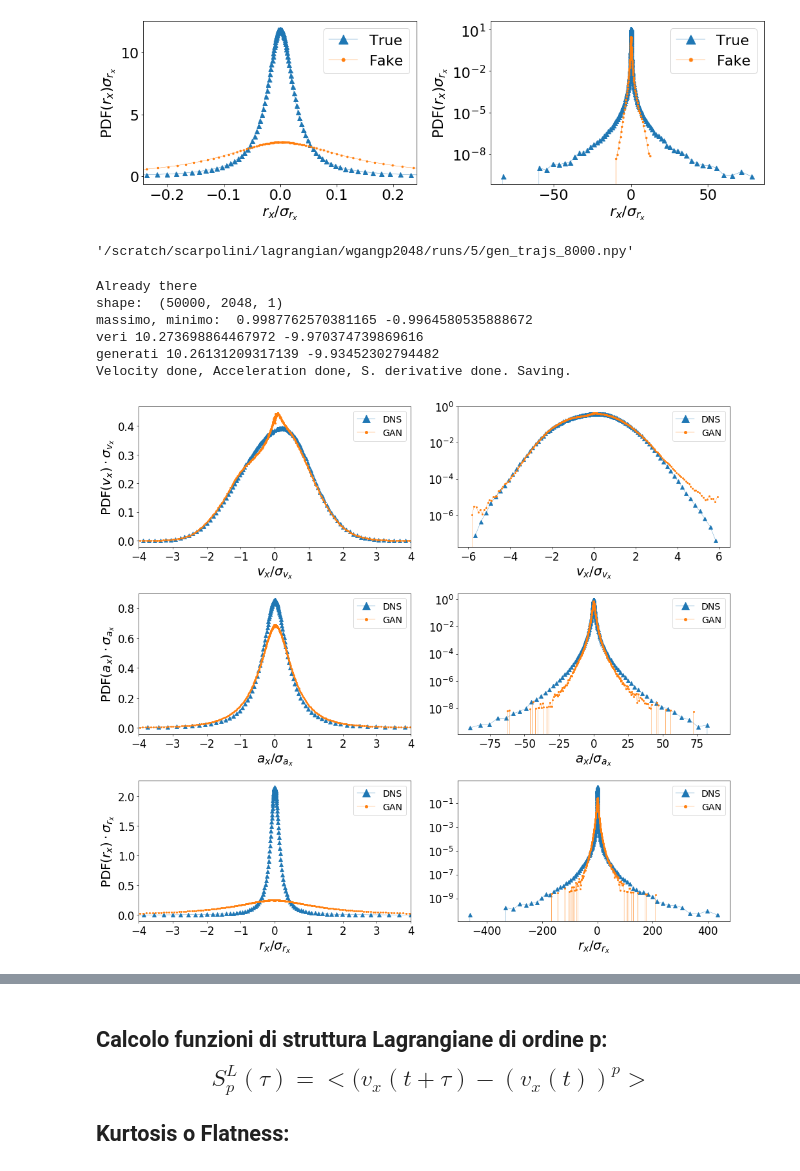
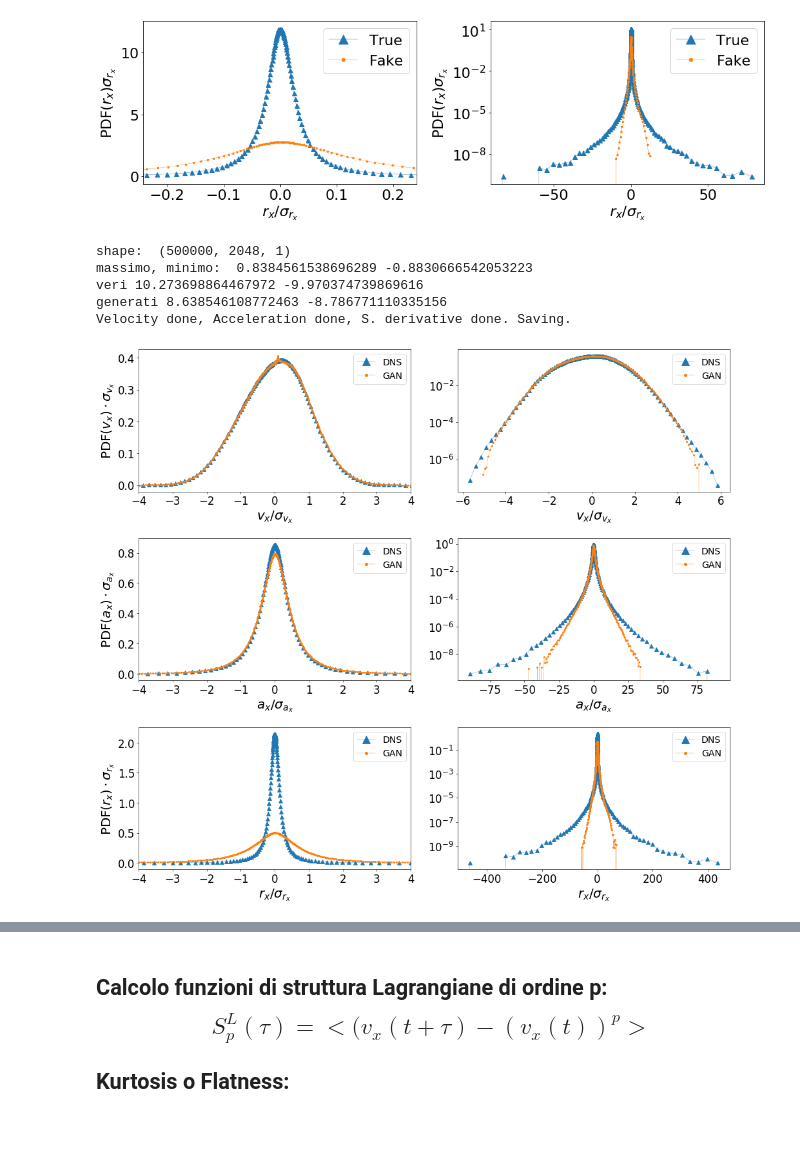
Before and after one commit to scarpma/lagrangian, a Jupyter notebook: gan_test_2048.ipynb, the cells around one changed output, grey strips where cells are left out. Saved outputs shown, nothing was run; the diff lists cells and outputs as text; code cells hidden in the pictures; blank space fills up the shorter version.

```diff
--- a/gan_test_2048.ipynb
+++ b/gan_test_2048.ipynb
@@ -21,8 +23,8 @@ os.mkdir(f'/storage/scarpolini/databases/'+db_name+'/'+wgan_type+'/runs/{run}')
 np.save(f'/storage/scarpolini/databases/'+db_name+'/'+wgan_type+'/runs/{run}/gen_trajs_{number}', trajs)
 del trajs
 # %%
-#path = f'/storage/scarpolini/databases/lagrangian/wgangp2048/runs/{run}/gen_trajs_{number}.npy'
-path = f'/scratch/scarpolini/lagrangian/'+wgan_type+f'/runs/{run}/gen_trajs_{number}.npy'
+path = f'/storage/scarpolini/databases/lagrangian/wgangp2048/runs/{run}/gen_trajs_{number}.npy'
+#path = f'/scratch/scarpolini/lagrangian/'+wgan_type+f'/runs/{run}/gen_trajs_{number}.npy'
 gen = np.load(path)
 print('shape: ',gen.shape)
 
@@ -196,7 +195,3 @@ read_path = (f'/scratch/scarpolini/'+db_name+'/'+wgan_type+
-# %%
-read_path
-# %% [output]
-'/scratch/scarpolini/lagrangian/wgangp2048/runs/5/gen_trajs_8000.npy'
 # %%
 import sys
 import os
@@ -205,8 +200,8 @@ import matplotlib.pyplot as plt
 
 DB_NAME = "lagrangian"
 WGAN_TYPE = "wgangp2048"
-run = 10
-number = 10000
+run = 7
+number = 1750
 read_path = (f'/scratch/scarpolini/'+DB_NAME+'/'+WGAN_TYPE+
              f'/runs/{run}/gen_trajs_{number}.npy')
 read_real = True
@@ -382,35 +377,34 @@ gg = np.gradient(gm,axis=1)
 
 #real
 if read_real:
     rr, _, rstd = make_hist(read_path_r[2], std=True, out=True)
 else:
     raise NameError('COMPUTE REAL TODO')
 ax[2,0].plot(*(rr), **op_real)
 ax[2,1].plot(*(rr), **op_real)
 
 #gen
 bins=create_log_bins(gg.min(),gg.max(),800,1.e-4) #VAR
 rg = make_hist(gg, bins=bins)
 rg[1,:] = rg[1,:] * rstd
 rg[0,:] = rg[0,:] / rstd
 ax[2,0].plot(*(rg), **op_gen)
 ax[2,1].plot(*(rg), **op_gen)
 print("S. derivative done. Saving.")
 
 ax[0,0].legend(**op_leg)
 ax[0,1].legend(**op_leg)
 ax[1,0].legend(**op_leg)
 ax[1,1].legend(**op_leg)
 ax[2,0].legend(**op_leg)
 ax[2,1].legend(**op_leg)
 
 fig.tight_layout()
 fig.savefig(write_path, fmt='png', dpi=60)
 # %% [output]
-Already there
-shape:  (50000, 2048, 1)
-massimo, minimo:  0.9987762570381165 -0.9964580535888672
+shape:  (500000, 2048, 1)
+massimo, minimo:  0.8384561538696289 -0.8830666542053223
 veri 10.273698864467972 -9.970374739869616
-generati 10.26131209317139 -9.93452302794482
+generati 8.638546108772463 -8.786771110335156
 Velocity done, Acceleration done, S. derivative done. Saving.
-[figure, old version]
+[figure, new version]
```
Also changed, not shown: parts of 10 cells of this notebook, 36 other files.
